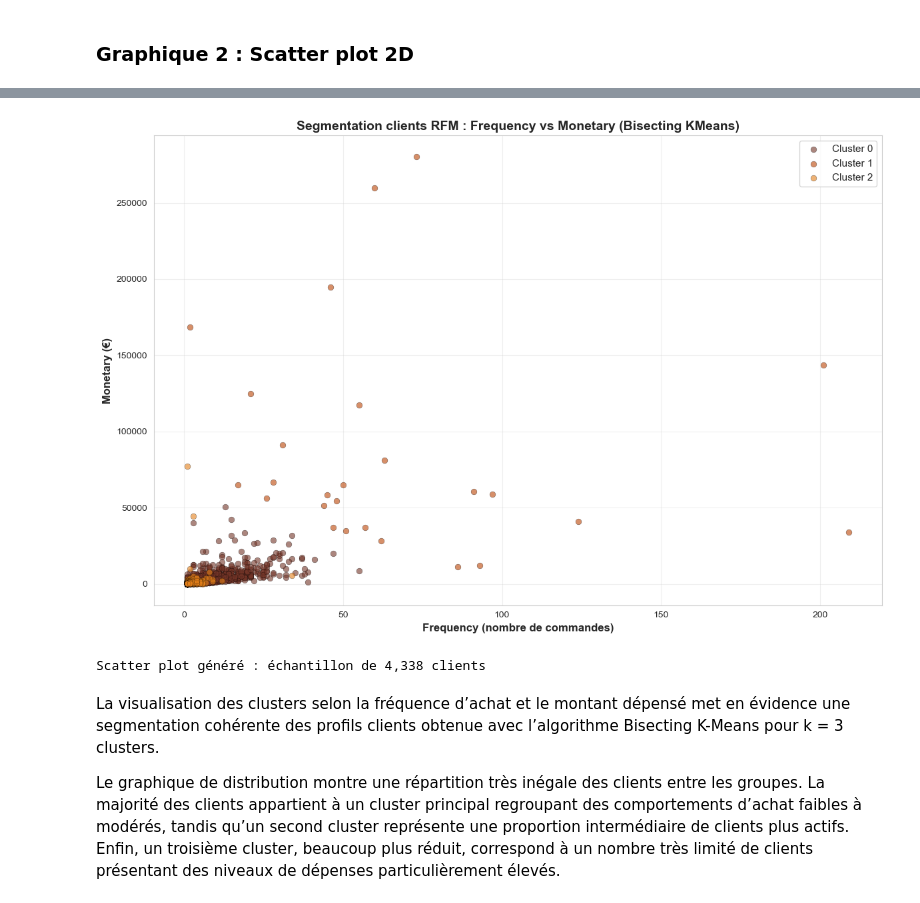
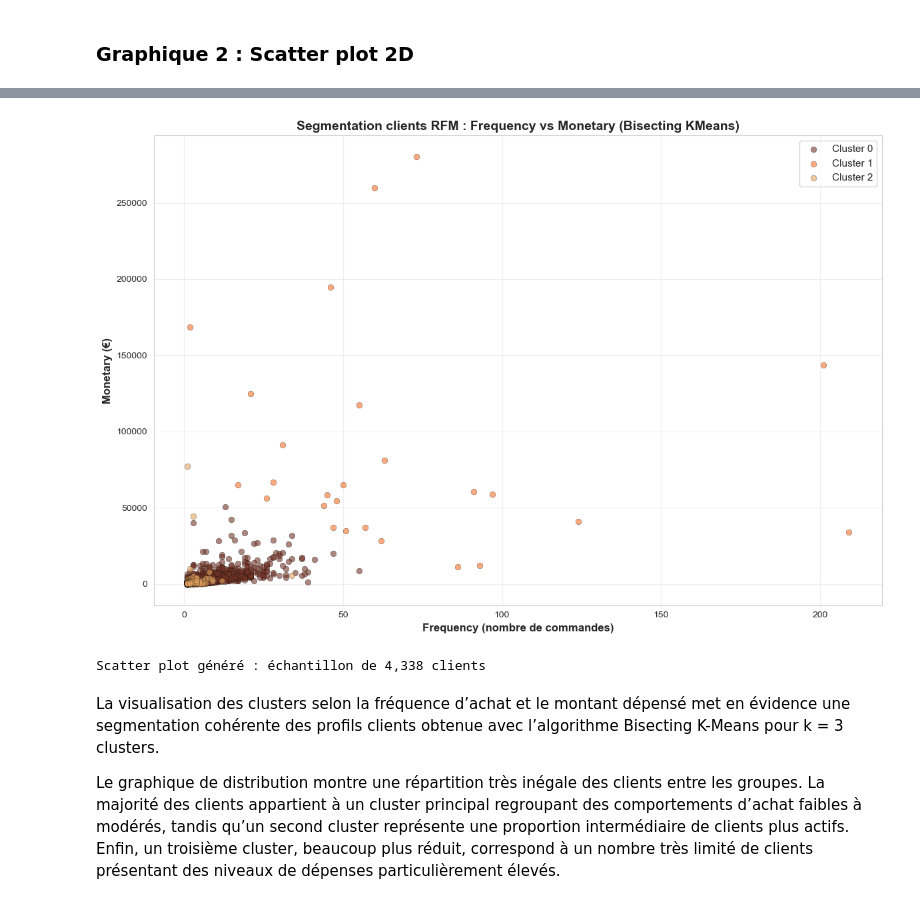
Before and after one commit to EdLac/spark-ecommerce, a Jupyter notebook: notebooks/ProjetFinal.ipynb, the cells around one changed output, grey strips where cells are left out. Saved outputs shown, nothing was run; the diff lists cells and outputs as text; code cells hidden in the pictures.

```diff
--- a/notebooks/ProjetFinal.ipynb
+++ b/notebooks/ProjetFinal.ipynb
@@ -1086,39 +1087,39 @@ fig, ax = plt.subplots(figsize=(12,8))
 
 CLUSTER_COLORS = {
     0: '#733528',
-    1: '#bb4406',
-    2: '#e4801a'
+    1: "#f97128",
+    2: "#e3a261"
 }
 
 palette = [CLUSTER_COLORS.get(int(c), "#cccccc")
            for c in cluster_dist_pd['cluster']]
 
 for i, cluster in enumerate(sorted(rfm_sample['cluster'].unique())):
     cluster_data = rfm_sample[rfm_sample['cluster']==cluster]
     ax.scatter(
         cluster_data['Frequency'],
         cluster_data['Monetary'],
         color=palette[i],
         label=f'Cluster {cluster}',
         alpha=0.6,
         s=40,
         edgecolors='black',
         linewidth=0.3
     )
 
 ax.set_xlabel('Frequency (nombre de commandes)', fontsize=12, fontweight='bold')
 ax.set_ylabel('Monetary (€)', fontsize=12, fontweight='bold')
 ax.set_title('Segmentation clients RFM : Frequency vs Monetary (Bisecting KMeans)', fontsize=14, fontweight='bold')
 
 ax.legend(fontsize=11)
 ax.grid(True, alpha=0.3)
 
 plt.tight_layout()
 plt.show()
 
 print(f"\nScatter plot généré : échantillon de {len(rfm_sample):,} clients")
 # %% [output]
-[figure, old version]
+[figure, new version]
 Scatter plot généré : échantillon de 4,338 clients
 # %% [markdown]
 La visualisation des clusters selon la fréquence d’achat et le montant dépensé met en évidence une segmentation cohérente des profils clients obtenue avec l’algorithme Bisecting K-Means pour k = 3 clusters.
```
Also changed, not shown: parts of 50 cells of this notebook, 1 other file.
